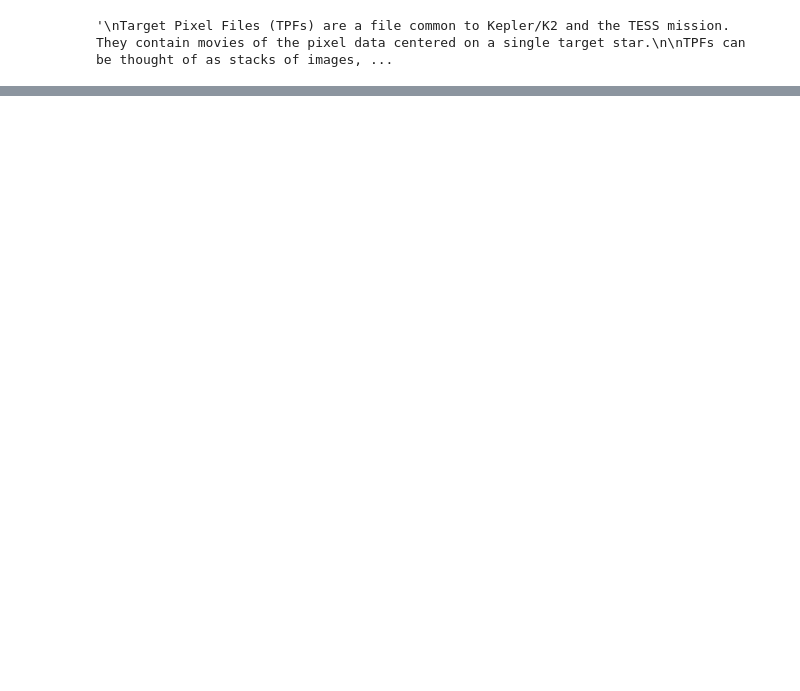
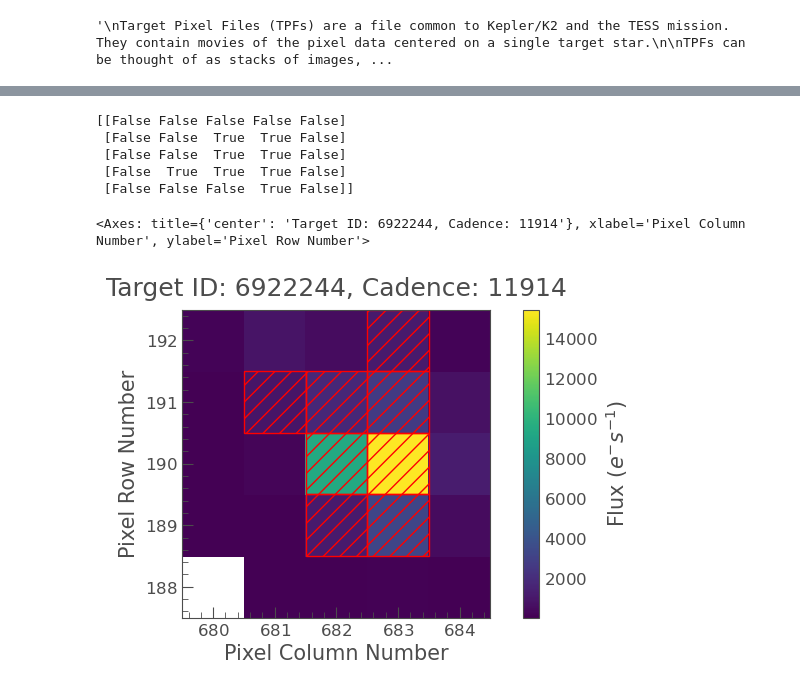
Before and after one commit to STEPUP-AstroPGH/LightKurveDEMO, a Jupyter notebook: doc_examples/tpf_obj.ipynb, the cells around one changed output, grey strips where cells are left out. Cells and saved outputs as stored; diff of their text form; code cells hidden in the pictures; blank space fills up the shorter version.

```diff
--- a/doc_examples/tpf_obj.ipynb
+++ b/doc_examples/tpf_obj.ipynb
@@ -20,0 +81,20 @@ tpf = lk.read("https://archive.stsci.edu/pub/kepler/target_pixel_files/0069/0069
+# %%
+'''
+we can turn this tpf  into a lightkuve (one flux point/time stamp)
+- each pixle is 4 arc seconds across
+- point spread function (psf) of the telescope results in a spread of flux across pixels
+- we therefor must sum flux from each pixel that contibutes (determined by boolean aperture mask) to deterimine total light from source
+- first we print the boolean array, then we apply the mask to the initial tpf plot:
+'''
+
+print(tpf.pipeline_mask)
+
+tpf.plot(aperture_mask=tpf.pipeline_mask)
+# %% [output]
+[[False False False False False]
+ [False False  True  True False]
+ [False False  True  True False]
+ [False  True  True  True False]
+ [False False False  True False]]
+<Axes: title={'center': 'Target ID: 6922244, Cadence: 11914'}, xlabel='Pixel Column Number', ylabel='Pixel Row Number'>
+[figure, added]
```
Also changed, not shown: parts of 6 cells of this notebook.
